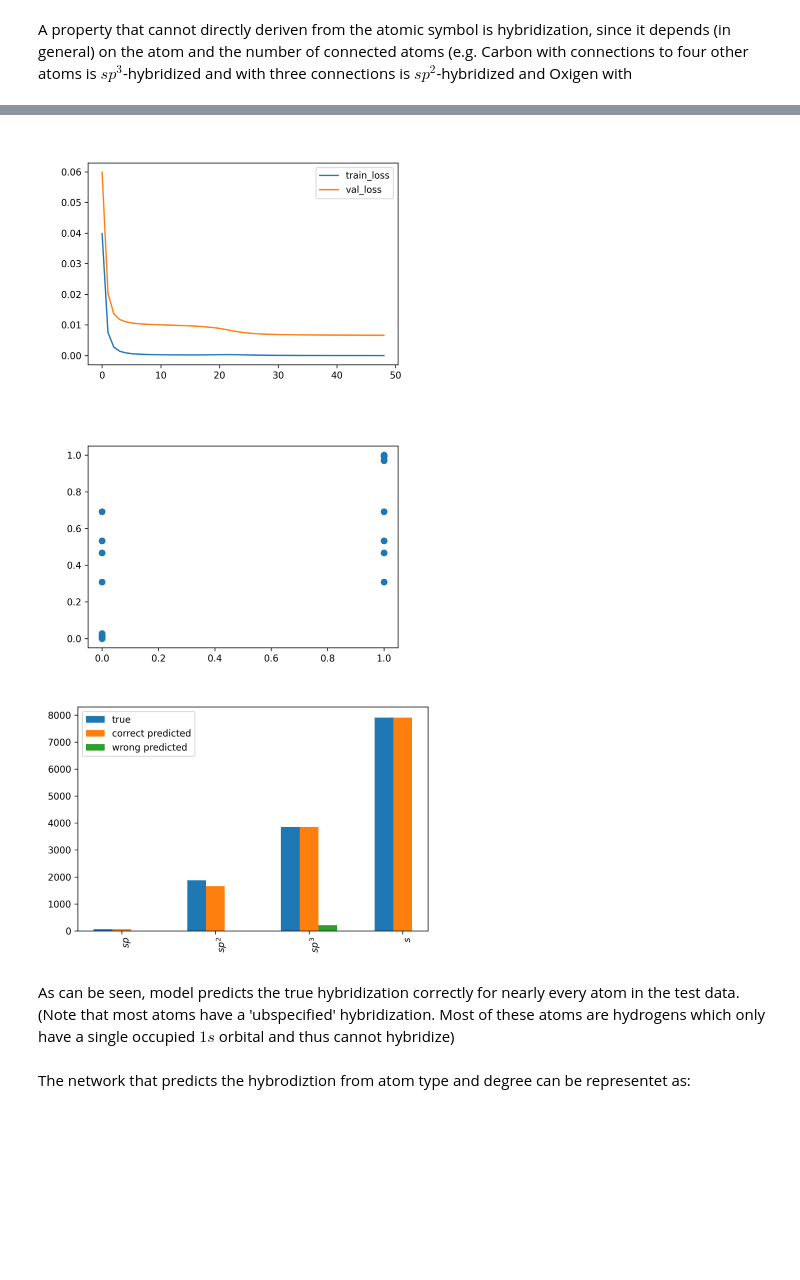
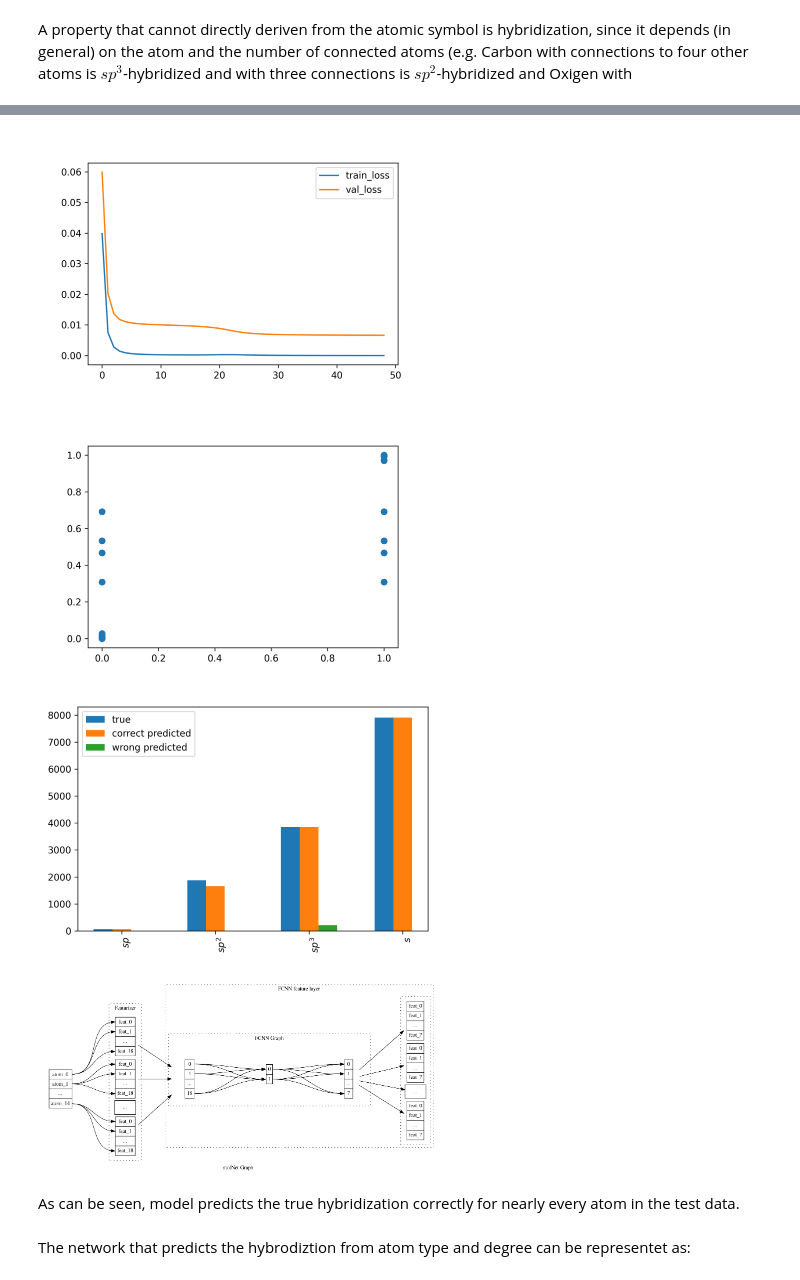
Before and after one commit to JulianKimmig/molNet, a Jupyter notebook: dev/black_box/notebooks/Untitled.ipynb, the cells around one changed output, grey strips where cells are left out. Saved outputs shown, nothing was run; the diff lists cells and outputs as text; code cells hidden in the pictures; blank space fills up the shorter version.

Commit message:
working graphviz

```diff
--- a/dev/black_box/notebooks/Untitled.ipynb
+++ b/dev/black_box/notebooks/Untitled.ipynb
@@ -1288,7 +1469,6 @@ class HybridizationFromTypeModel(pl.LightningModule):
 
         self.nn1 = torch.nn.Linear(in_size, med_size,bias=False)
         self.nn2 = torch.nn.Linear(med_size, out_size,bias=False)
-
 
         self.softmax = torch.nn.Softmax(dim=1)
         self.lr = 1e-2
@@ -1327,40 +1507,69 @@ class HybridizationFromTypeModel(pl.LightningModule):
         self.log('test_loss', loss)
         return loss
 
+    def to_graphviz(self,batch=None,reduced=False,name=None):
+        if name is None:
+            name=self.__class__.__name__
+        if batch is None:
+            features=4
+            mol=None
+        else:
+            mol = batch.to_data_list()[0]
+            features=mol.x.shape[1]
+
+        parent=molNetGraphviz(name=name)
+        parent.attr(nodesep="0", ranksep="1.3")
+
+
+        aig = AtomInputGraph(name=name+"_atom_ip",reduced=True)
+        parent.subgraph(aig)
+
+        fg = FeaturizerGraph(aig,features,name=name+"_featurize")
+        parent.subgraph(fg)
+
+        nng = FeatureNNCombiGraph(fg,
+                                  n_output=self.nn2.out_features,
+                                  hidden_layer=[self.nn1.out_features],
+                       name=name+"_nn"
+                       )
+        parent.subgraph(nng)
+
+        return parent
+
 loader = PytorchGeomMolGraphFromDfLoader(dataset,smiles_column='SMILES',additional_data=['name'],#"all",
                                      y_properties=["hybridization"],
                                      seed=1,
                                      to_graph_params={
                                          "atom_featurizer":featurizer,
                                          "with_mol_graph":True
                                      },
                                     batch_size=32,#num_workers=4
                                     follow_batch=["y"]
                                     )
 model = HybridizationFromTypeModel(in_size=len(featurizer))
 
 short_hybrid = np.array(["$"+s.split()[1].lower().replace("2","^2").replace("3","^3")+"$" for s in atom_hybridization_one_hot.describe_features()])
 
 
 model,data = default_model_run("HybridizationFromTypeModel",model,loader,
                   force_run=REMODEL,
                   #force_test_data_reload=True,
                 #min_epochs=25,
                                #early_stopping=True,
                                #max_epochs=50,
                                detect_lr=False,
                 categories=short_hybrid.tolist(),
 )
 test_data=data['test_data']
 test_batch=data['test_batch']
 # %% [output]
 [figure]
 [figure]
 [figure]
 [figure]
+[figure, added]
 # %% [markdown]
 As can be seen, model predicts the true hybridization correctly for nearly every atom in the test data.
-(Note that most atoms have a 'ubspecified' hybridization. Most of these atoms are hydrogens which only have a single occupied $1s$ orbital and thus cannot hybridize)
 # %% [markdown]
 The network that predicts the hybrodiztion from atom type and degree can be representet as:
 # %%
```
Also changed, not shown: parts of 7 cells of this notebook.
